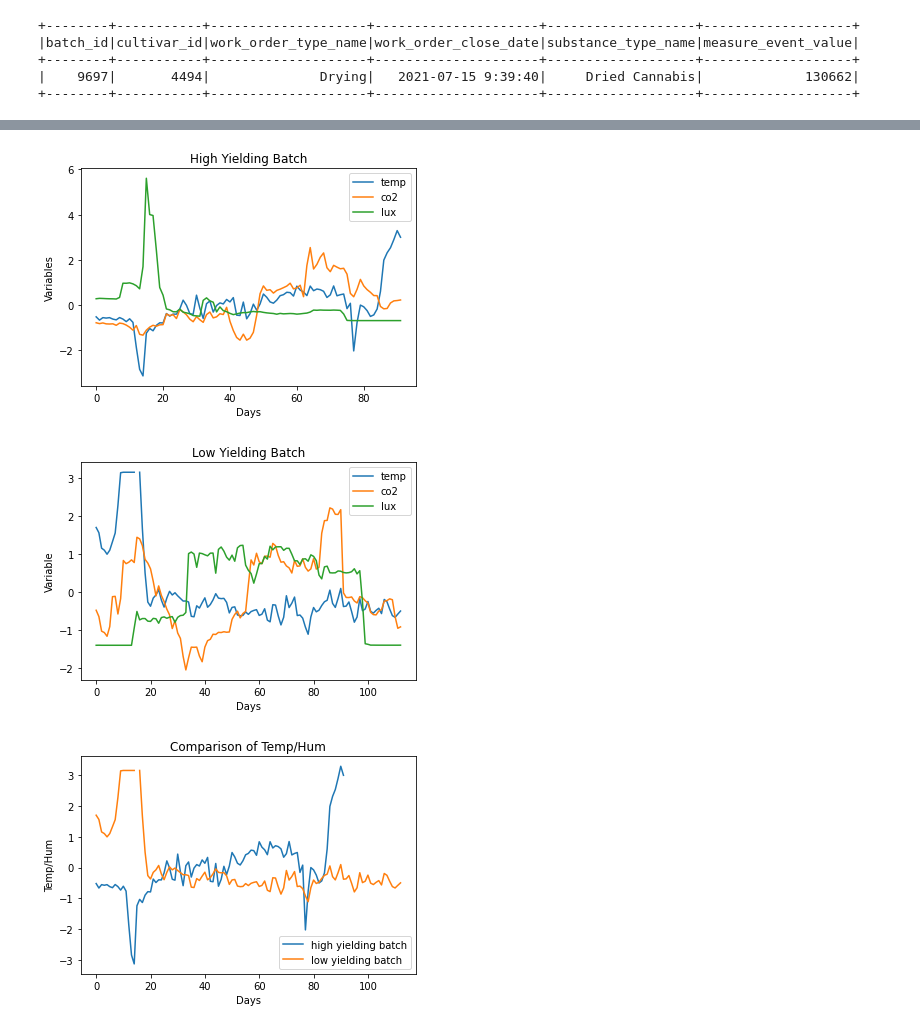
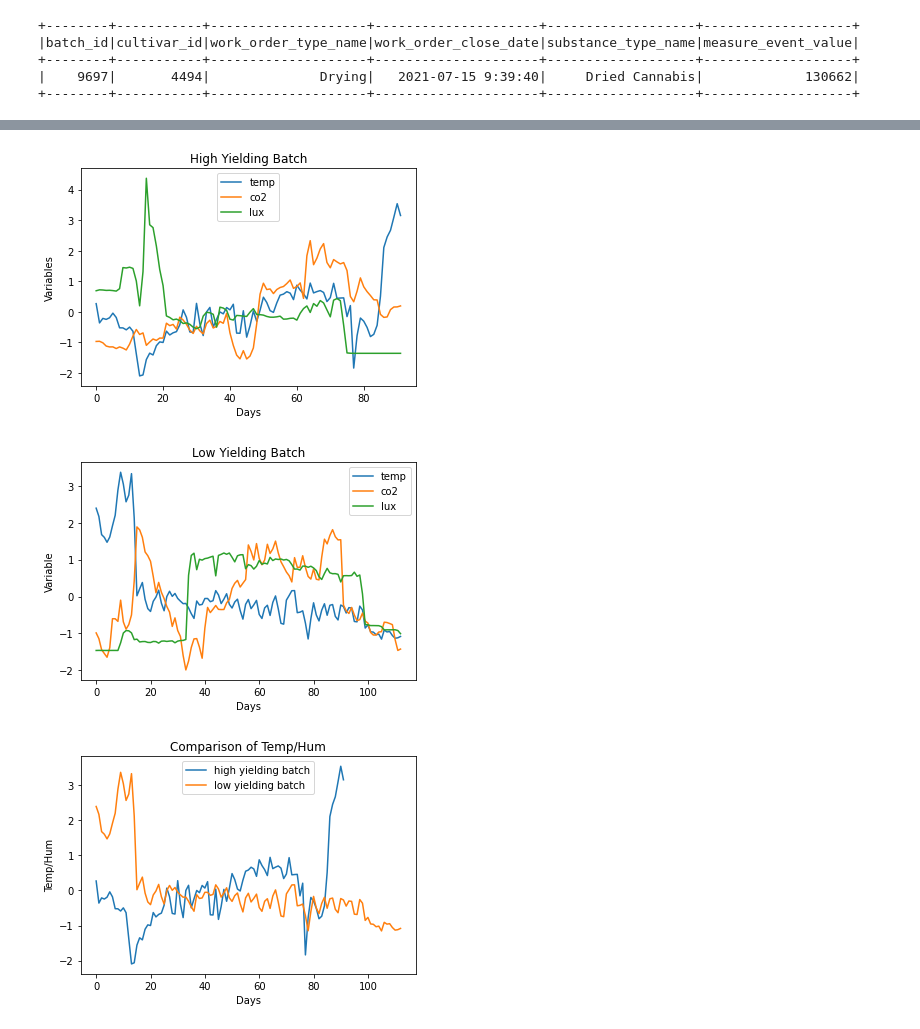
Before and after one commit to ronanmccormack-ca/ProgrammingforBigData, a Jupyter notebook: Big Data Project/Yield Prediction.ipynb, the cells around one changed output, grey strips where cells are left out. Saved outputs shown, nothing was run; the diff lists cells and outputs as text; code cells hidden in the pictures.

```diff
--- a/Big Data Project/Yield Prediction.ipynb
+++ b/Big Data Project/Yield Prediction.ipynb
@@ -14,7 +18,7 @@ findspark.init()
 from pyspark.sql import SparkSession
 spark = SparkSession.builder\
         .master("local")\
-        .appName("Yield Prediction")\
+        .appName("Yield Assesment")\
         .config('spark.ui.port','4050')\
         .getOrCreate()
 spark
@@ -90,3 +198,6 @@ temp_hum_sensor_2_data = spark.read.csv('/content/ProgrammingforBigData/Big Data
 co2_sensor_3_data = spark.read.csv('/content/ProgrammingforBigData/Big Data Project/data/co2_sensor_3.csv',header='true',inferSchema=True)
 lux_sensor_3_data = spark.read.csv('/content/ProgrammingforBigData/Big Data Project/data/lux_sensor_3.csv',header='true',inferSchema=True)
 temp_hum_sensor_3_data = spark.read.csv('/content/ProgrammingforBigData/Big Data Project/data/temp_hum_sensor_3.csv',header='true',inferSchema=True)
+temp_hum_sensor_4_data = spark.read.csv('/content/ProgrammingforBigData/Big Data Project/data/temp_hum_sensor_4.csv',header='true',inferSchema=True)
+temp_hum_sensor_5_data = spark.read.csv('/content/ProgrammingforBigData/Big Data Project/data/temp_hum_sensor_5.csv',header='true',inferSchema=True)
+temp_hum_sensor_6_data = spark.read.csv('/content/ProgrammingforBigData/Big Data Project/data/temp_hum_sensor_6.csv',header='true',inferSchema=True)
@@ -92,0 +206,5 @@ temp_hum_sensor_3_data = spark.read.csv('/content/ProgrammingforBigData/Big Data
+# %%
+co2_df = co2_sensor_1_data.unionAll(co2_sensor_2_data).unionAll(co2_sensor_3_data)
+lux_df = lux_sensor_1_data.unionAll(lux_sensor_2_data).unionAll(lux_sensor_3_data)
+temp_df = temp_hum_sensor_1_data.unionAll(temp_hum_sensor_2_data).unionAll(temp_hum_sensor_3_data)\
+.unionAll(temp_hum_sensor_4_data).unionAll(temp_hum_sensor_5_data).unionAll(temp_hum_sensor_6_data)
@@ -206,33 +339,33 @@ batch_one_norm = pd.DataFrame(X,columns=batch_one.columns)
 # %%
-plt.plot(batch_one_norm.index, batch_one_norm['temp_hum_sensor_1_mean'], label = "temp")
-plt.plot(batch_one_norm.index, batch_one_norm['co2_sensor_1_mean'], label = "co2")
-plt.plot(batch_one_norm.index, batch_one_norm['lux_sensor_1_mean'], label = "lux")
+plt.plot(batch_one_norm.index, batch_one_norm['temp_mean'], label = "temp")
+plt.plot(batch_one_norm.index, batch_one_norm['co2_mean'], label = "co2")
+plt.plot(batch_one_norm.index, batch_one_norm['lux_mean'], label = "lux")
 plt.title('High Yielding Batch')
 plt.legend()
 plt.xlabel('Days')
 plt.ylabel('Variables')
 plt.show()
 # %% [output]
-[figure, old version]
+[figure, new version]
 # %%
-plt.plot(batch_two_norm.index, batch_two_norm['temp_hum_sensor_1_mean'], label = "temp")
-plt.plot(batch_two_norm.index, batch_two_norm['co2_sensor_1_mean'], label = "co2")
-plt.plot(batch_two_norm.index, batch_two_norm['lux_sensor_1_mean'], label = "lux")
+plt.plot(batch_two_norm.index, batch_two_norm['temp_mean'], label = "temp")
+plt.plot(batch_two_norm.index, batch_two_norm['co2_mean'], label = "co2")
+plt.plot(batch_two_norm.index, batch_two_norm['lux_mean'], label = "lux")
 plt.title('Low Yielding Batch')
 plt.legend()
 plt.xlabel('Days')
 plt.ylabel('Variable')
 plt.show()
 # %% [output]
-[figure, old version]
+[figure, new version]
 # %%
-plt.plot(batch_one_norm.index, batch_one_norm['temp_hum_sensor_1_mean'], label = "high yielding batch")
-plt.plot(batch_two_norm.index, batch_two_norm['temp_hum_sensor_1_mean'], label = "low yielding batch")
+plt.plot(batch_one_norm.index, batch_one_norm['temp_mean'], label = "high yielding batch")
+plt.plot(batch_two_norm.index, batch_two_norm['temp_mean'], label = "low yielding batch")
 plt.title('Comparison of Temp/Hum')
 plt.legend()
 plt.xlabel('Days')
 plt.ylabel('Temp/Hum')
 plt.show()
 # %% [output]
-[figure, old version]
+[figure, new version]
 # %%
```
Also changed, not shown: parts of 30 cells of this notebook.
